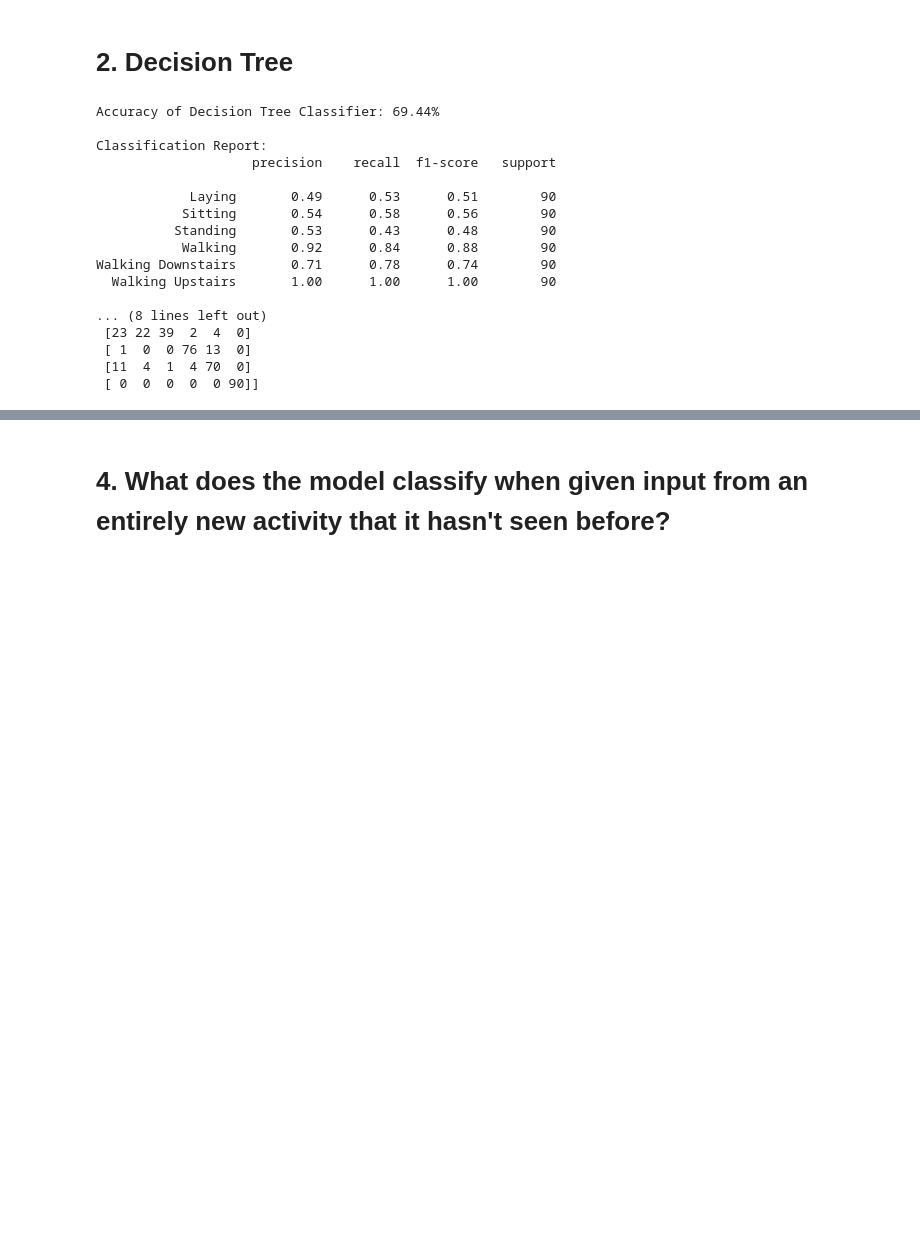
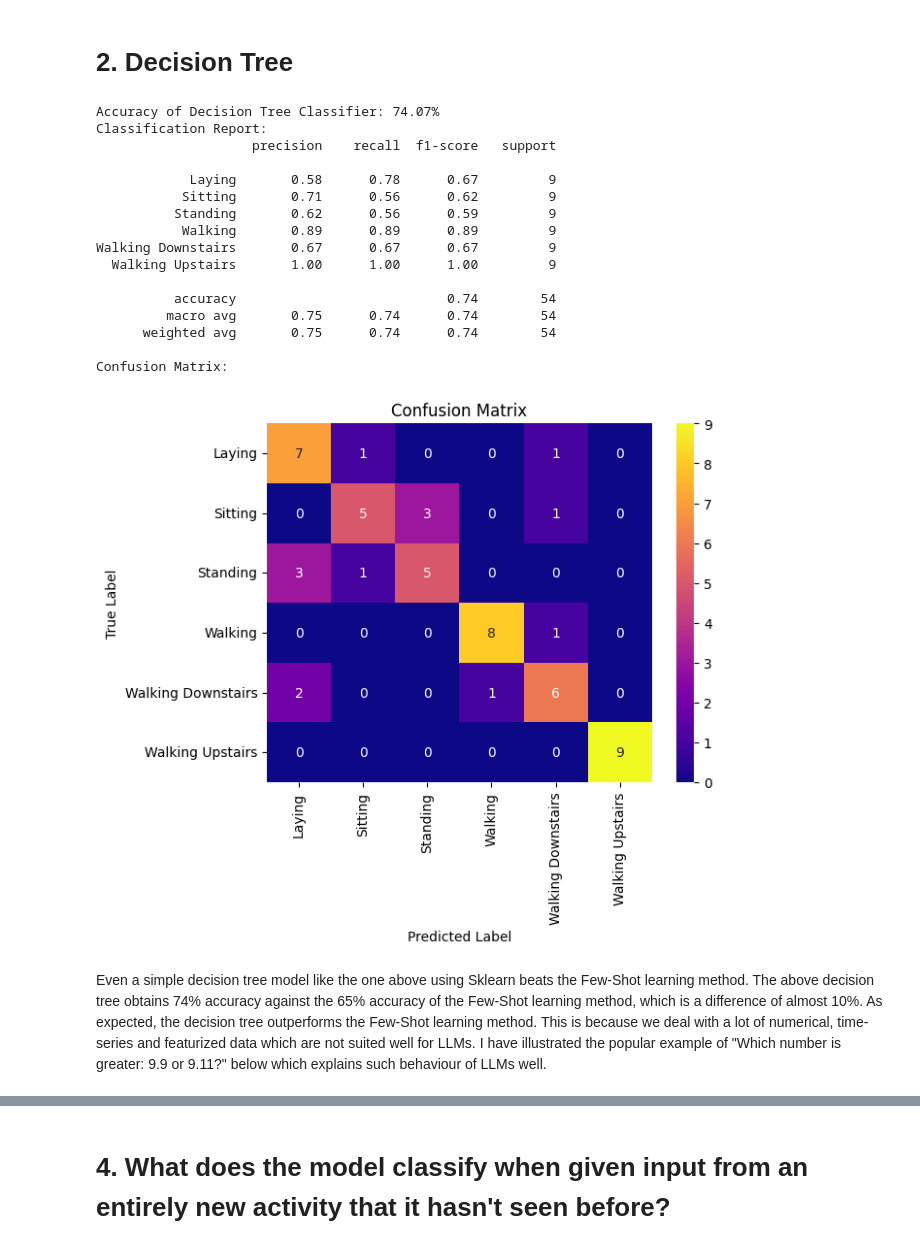
Before and after one commit to Karan-Gandhi/ES335-Assignment-1, a Jupyter notebook: HAR/ZeroShot_FewShot.ipynb, the cells around one changed output, grey strips where cells are left out. Drawn from its saved outputs; the diff is of its cells as text; code cells hidden in the pictures; blank space fills up the shorter version.

```diff
--- a/HAR/ZeroShot_FewShot.ipynb
+++ b/HAR/ZeroShot_FewShot.ipynb
@@ -363,53 +367,52 @@ Accuracy: 64.81%
 # %%
 from sklearn.tree import DecisionTreeClassifier
 from sklearn.metrics import accuracy_score, classification_report, confusion_matrix
 import pandas as pd
 
-expanded_train_labels = []
-for df, label in zip(train_dataframes, train_labels):
-    expanded_train_labels.extend([label] * len(df))
+X_train_flattened = pd.DataFrame([df.values.flatten() for df in train_dataframes])
+X_test_flattened = pd.DataFrame([df.values.flatten() for df in test_dataframes])
 
-expanded_test_labels = []
-for df, label in zip(test_dataframes, test_labels):
-    expanded_test_labels.extend([label] * len(df))
-
-X_train = pd.concat(train_dataframes, axis=0, ignore_index=True)
-y_train = pd.Series(expanded_train_labels).reset_index(drop=True)
-
-X_test = pd.concat(test_dataframes, axis=0, ignore_index=True)
-y_test = pd.Series(expanded_test_labels).reset_index(drop=True)
+y_train = pd.Series(train_labels).reset_index(drop=True)
+y_test = pd.Series(test_labels).reset_index(drop=True)
 
 clf = DecisionTreeClassifier()
-clf.fit(X_train, y_train)
-y_pred = clf.predict(X_test)
+clf.fit(X_train_flattened, y_train)
+y_pred = clf.predict(X_test_flattened)
 
 accuracy = accuracy_score(y_test, y_pred) * 100
 
 print(f"Accuracy of Decision Tree Classifier: {accuracy:.2f}%")
 
-print("\nClassification Report:")
+print("Classification Report:")
 print(classification_report(y_test, y_pred))
 
-print("\nConfusion Matrix:")
-print(confusion_matrix(y_test, y_pred))
+print("Confusion Matrix:")
+confusion_matrix = confusion_matrix(y_test, y_pred)
+sns.heatmap(confusion_matrix, annot=True, cmap='plasma', cbar=True, xticklabels=np.unique(y_test), yticklabels=np.unique(y_test))
+plt.title('Confusion Matrix')
+plt.xlabel('Predicted Label')
+plt.ylabel('True Label')
+plt.show()
 # %% [output]
-Accuracy of Decision Tree Classifier: 69.44%
-
+Accuracy of Decision Tree Classifier: 74.07%
 Classification Report:
                     precision    recall  f1-score   support
 
-            Laying       0.49      0.53      0.51        90
-           Sitting       0.54      0.58      0.56        90
-          Standing       0.53      0.43      0.48        90
-           Walking       0.92      0.84      0.88        90
-Walking Downstairs       0.71      0.78      0.74        90
-  Walking Upstairs       1.00      1.00      1.00        90
+            Laying       0.58      0.78      0.67         9
+           Sitting       0.71      0.56      0.62         9
+          Standing       0.62      0.56      0.59         9
+           Walking       0.89      0.89      0.89         9
+Walking Downstairs       0.67      0.67      0.67         9
+  Walking Upstairs       1.00      1.00      1.00         9
 
-... (8 lines left out)
- [23 22 39  2  4  0]
- [ 1  0  0 76 13  0]
- [11  4  1  4 70  0]
- [ 0  0  0  0  0 90]]
+          accuracy                           0.74        54
+         macro avg       0.75      0.74      0.74        54
+      weighted avg       0.75      0.74      0.74        54
+
+Confusion Matrix:
+[figure, added]
+# %% [markdown]
+Even a simple decision tree model like the one above using Sklearn beats the Few-Shot learning method. The above decision tree obtains 74% accuracy against the 65% accuracy of the Few-Shot learning method, which is a difference of almost 10%. As expected, the decision tree outperforms the Few-Shot learning method. This is because we deal with a lot of numerical, time-series and featurized data which are not suited well for LLMs. I have illustrated the popular example of "Which number is greater: 9.9 or 9.11?" below which explains such behaviour of LLMs well.
 # %% [markdown]
 # 3. What are the limitations of Zero-Shot Learning and Few-Shot Learning in the context of classifying human activities based on featurized accelerometer data?
 
```
Also changed, not shown: parts of 13 cells of this notebook.
